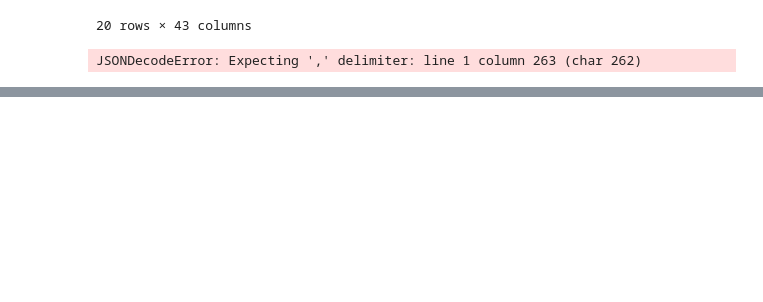
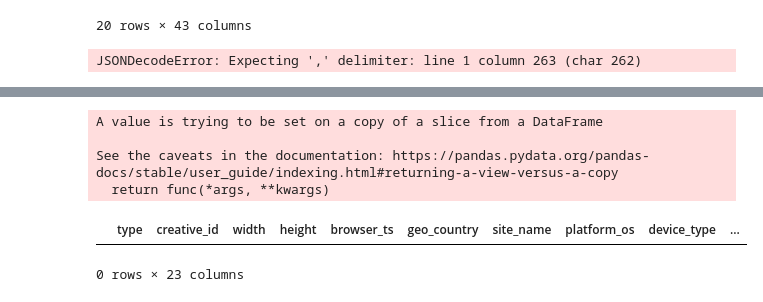
Before and after one commit to tesfayealex/AD-DS-Challenge, a Jupyter notebook: notebooks/EDA.ipynb, the cells around one changed output, grey strips where cells are left out. Drawn from its saved outputs; the diff is of its cells as text; code cells hidden in the pictures; blank space fills up the shorter version.

```diff
--- a/notebooks/EDA.ipynb
+++ b/notebooks/EDA.ipynb
@@ -212,0 +297,6 @@ waiter = cleaned_warehouse
+# %%
+# needed_df[["submission_data","enddate" , "startdate"]] = needed_df[["submission_data","enddate" , "startdate"]].astype("string")
+# ,"type","creative_id","geo_country","site_name","agency_fee"
+needed_df["submission_date"] = pd.to_datetime(needed_df["submission_date"])
+needed_df["enddate"] = pd.to_datetime(needed_df["enddate"])
+needed_df["startdate"] = pd.to_datetime(needed_df["startdate"])
@@ -212,0 +339,2 @@ waiter = cleaned_warehouse
+# %%
+needed_df.drop(columns=["flat_fee"], inplace=True)
@@ -212,0 +366,2 @@ waiter = cleaned_warehouse
+# %%
+needed_df.loc[needed_df["percentage"].isna(),"percentage"] = 100
@@ -212,0 +372,10 @@ waiter = cleaned_warehouse
+# %%
+needed_df.dropna(inplace=True)
+needed_df.loc[needed_df["agency_fee"].isna()]
+# %% [output]
+A value is trying to be set on a copy of a slice from a DataFrame
+
+See the caveats in the documentation: https://pandas.pydata.org/pandas-docs/stable/user_guide/indexing.html#returning-a-view-versus-a-copy
+  return func(*args, **kwargs)
+|  | type | creative_id | width | height | browser_ts | geo_country | site_name | platform_os | device_type | ... |
+0 rows × 23 columns
```
Also changed, not shown: parts of 17 cells of this notebook.
